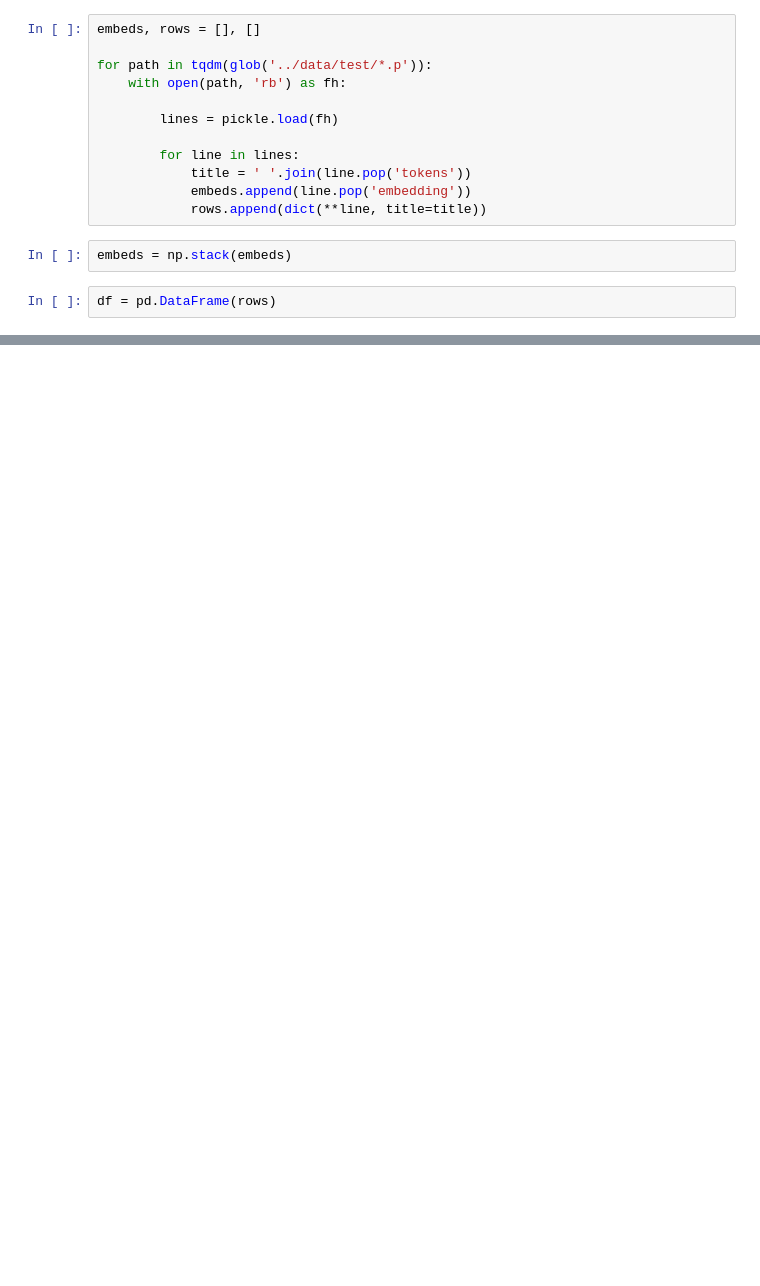
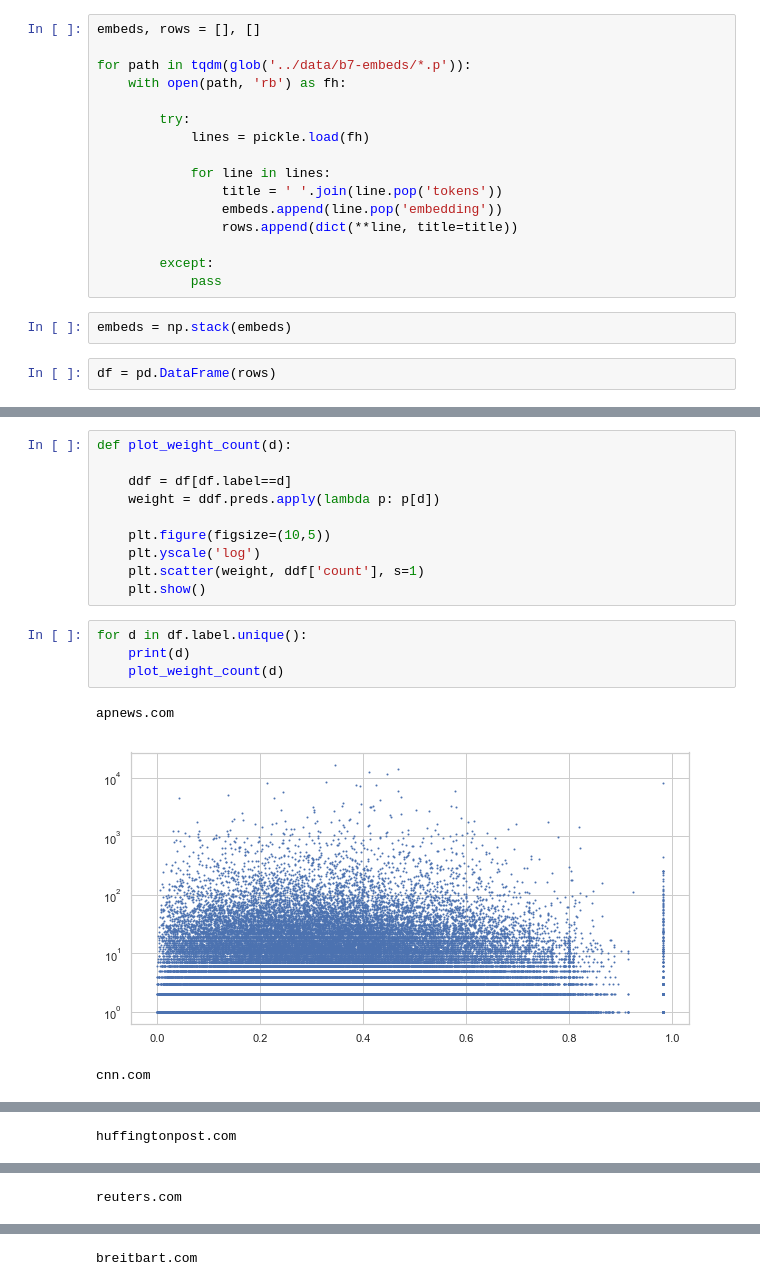
Before and after one commit to davidmcclure/news-vec, a Jupyter notebook: notebooks/27-sl-preds.ipynb, the cells around one changed output, grey strips where cells are left out. Drawn from its saved outputs; the diff is of its cells as text; blank space fills up the shorter version.

```diff
--- a/notebooks/27-sl-preds.ipynb
+++ b/notebooks/27-sl-preds.ipynb
@@ -25,15 +27,19 @@ DataTransformerRegistry.enable('default')
 # %%
 embeds, rows = [], []
 
-for path in tqdm(glob('../data/test/*.p')):
+for path in tqdm(glob('../data/b7-embeds/*.p')):
     with open(path, 'rb') as fh:
 
-        lines = pickle.load(fh)
+        try:
+            lines = pickle.load(fh)
 
-        for line in lines:
-            title = ' '.join(line.pop('tokens'))
-            embeds.append(line.pop('embedding'))
-            rows.append(dict(**line, title=title))
+            for line in lines:
+                title = ' '.join(line.pop('tokens'))
+                embeds.append(line.pop('embedding'))
+                rows.append(dict(**line, title=title))
+
+        except:
+            pass
 # %%
 embeds = np.stack(embeds)
 # %%
@@ -71,0 +66,18 @@ df
+# %%
+def plot_weight_count(d):
+
+    ddf = df[df.label==d]
+    weight = ddf.preds.apply(lambda p: p[d])
+
+    plt.figure(figsize=(10,5))
+    plt.yscale('log')
+    plt.scatter(weight, ddf['count'], s=1)
+    plt.show()
+# %%
+for d in df.label.unique():
+    print(d)
+    plot_weight_count(d)
+# %% [output]
+apnews.com
+[figure, added]
+cnn.com
@@ -71,0 +85 @@ df
+huffingtonpost.com
@@ -71,0 +87 @@ df
+reuters.com
@@ -71,0 +89 @@ df
+breitbart.com
```
Also changed, not shown: parts of 8 cells of this notebook, 3 other files.
